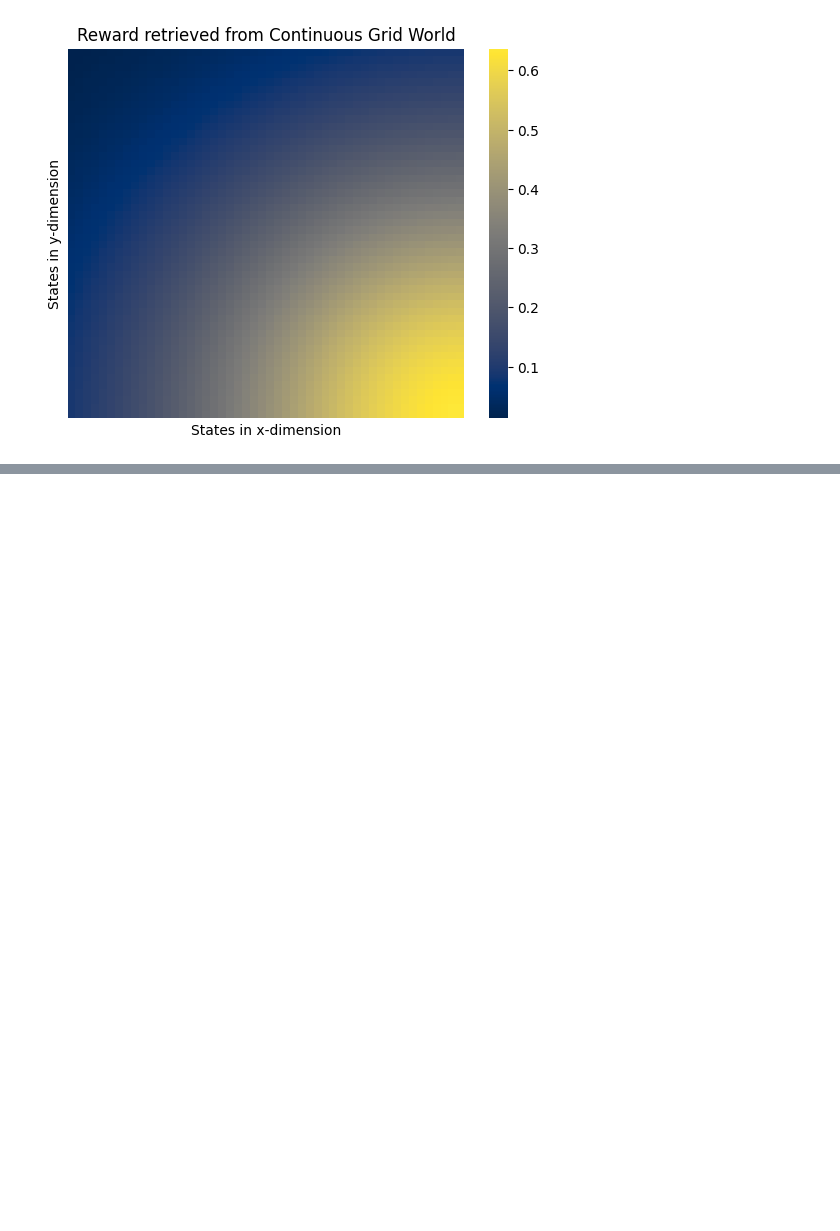
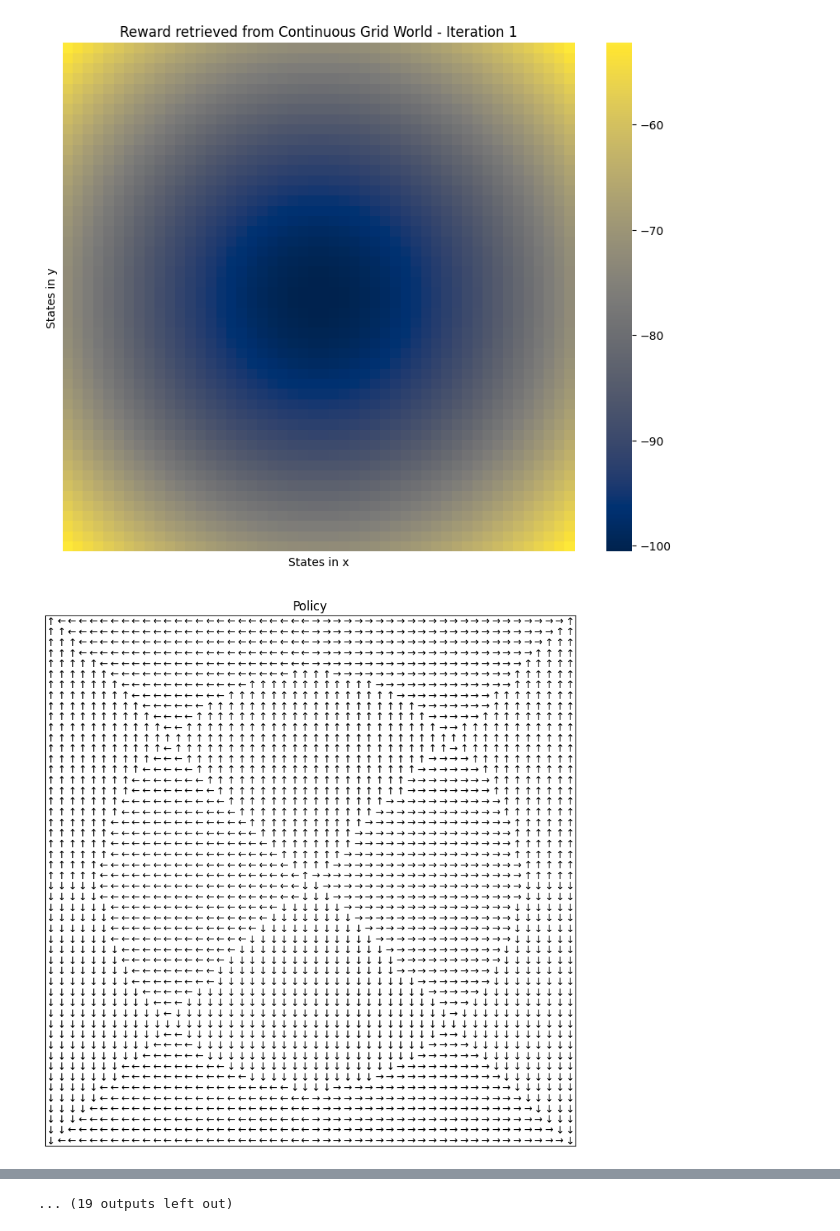
Before and after one commit to Shaz-5/IRL, a Jupyter notebook: Exp 3. Continuous Grid World/Continuous_Grid_World_IRL_Linear_Programming.ipynb, the cells around one changed output, grey strips where cells are left out. Cells and saved outputs as stored; diff of their text form; code cells hidden in the pictures; blank space fills up the shorter version.

Commit message:
Improved Code for Continuous Grid World

```diff
--- a/Exp 3. Continuous Grid World/Continuous_Grid_World_IRL_Linear_Programming.ipynb
+++ b/Exp 3. Continuous Grid World/Continuous_Grid_World_IRL_Linear_Programming.ipynb
@@ -282,18 +220,0 @@ plt.show()
-# %%
-alphas = [0] * (numOfBasis * numOfBasis)
-x_basis_mean = [i / (numOfBasis - 1) for i in range(numOfBasis - 1)] + [1.0]
-y_basis_mean = [i / (numOfBasis - 1) for i in range(numOfBasis - 1)] + [1.0]
-
-# obtaining the optimal policy
-policy_predicted, equiv_poliy = cgw.get_optimal_policy(N, None)
-
-# generating the value function using Monte Carlo trajectories
-value_func_predicted = value_function_generator(get_monte_carlo_trajectories(policy_predicted, 30, 1000))
-
-showPolicy(policy_predicted)
-
-random_policy = [[random.choice(["U", "D", "L", "R"]) for i in range(N)] for j in range(N)]
-policy_set = [random_policy]
-
-# comparing the predicted policy with a random policy
-print('\nSimilarity of predicted policy and random policy: ',comparePolicy(policy_predicted, random_policy))
@@ -318,39 +225,33 @@ Similarity of predicted policy and random policy:  0.2524
 # %%
-# initializing sets for trajectories and value functions
 trajectory_set = []
 value_function_set = []
 
-print("Generating Trajectories..\n")
-trajectory_set.append(get_monte_carlo_trajectories(policy_set[-1], 30, 1000))
-print("Computing Value Functions..\n")
-value_function_set.append(value_function_generator(trajectory_set[-1]))
+for T in range(10):
+    print(f'\nIteration {T+1}: ')
+    mc_trj = get_monte_carlo_trajectories(env, policy_set[-1], trajectory_length=30, m=1000)
+    trajectory_set.append(mc_trj)
+    val_func = generate_value_function(trajectory_set[-1], x_basis_mean, y_basis_mean)
+    value_function_set.append(val_func)
 
-print("Solving LP..\n")
-# solve LP to obtain new alphas
-alphas = solve_lp(value_func_predicted, value_function_set)
+    alphas = solve_lp(value_func_predicted, value_function_set)
 
-# make a new reward matrix using the predicted value function and the obtained alphas
-R = make_new_reward(value_func_predicted, alphas)
-showReward(R)
-print('\n\n')
+    # make a new reward matrix using the predicted value function and the obtained alphas
+    R = make_new_reward(value_func_predicted, alphas)
+    continuous_irl.plot_reward_function(R, title=f'Reward retrieved from Continuous Grid World - Iteration {T+1}',
+                                       filename=f'../Results/Continuous Grid World/Obtained Reward - Iteration {T+1}')
+    print('\n')
 
-# obtain the optimal policy using LP on the new reward matrix
-P, e = cgw.get_optimal_policy(N, R)
-showPolicy(P)
+    # obtain the optimal policy using the "new reward" matrix
+    P, V = continuous_irl.get_optimal_policy(N, R)
+    continuous_irl.plot_policy_matrix(P)
 
-# compare the predicted policy with the obtained policy
-simlr = comparePolicy(policy_predicted, P)
-print('\nSimilarity of predicted policy and obtained policy: ', simlr)
-print('Error of optimal policy and optimal policy retrieved from reward = ',(1-simlr),'\n')
+    # compare the predicted policy with the obtained policy
+    simlr = continuous_irl.compare_policies(policy_predicted, P)
+    print('\nSimilarity of predicted policy and obtained policy: ', simlr)
+    print('Error of optimal policy and policy from obtained reward = ',(1-simlr),'\n')
 
-# append the obtained policy to the policy_set
-policy_set.append(P)
+    # add the obtained policy to the policy_set
+    policy_set.append(P)
 
-# heatmap of the generated reward matrix
-
-sns.heatmap(R, xticklabels=False, yticklabels=False, cmap='cividis')
-plt.title("Reward retrieved from Continuous Grid World")
-plt.xlabel("States in x-dimension")
-plt.ylabel("States in y-dimension")
-plt.show()
+    print('-' * 100)
 # %% [output]
@@ -374 +259,2 @@ Error of optimal policy and optimal policy retrieved from reward =  0.2972
-[figure, old version]
+[figure, new version]
+[figure, added]
@@ -374,0 +285 @@ Error of optimal policy and optimal policy retrieved from reward =  0.2972
+... (19 outputs left out)
```
Also changed, not shown: parts of 30 cells of this notebook, 16 other files.
